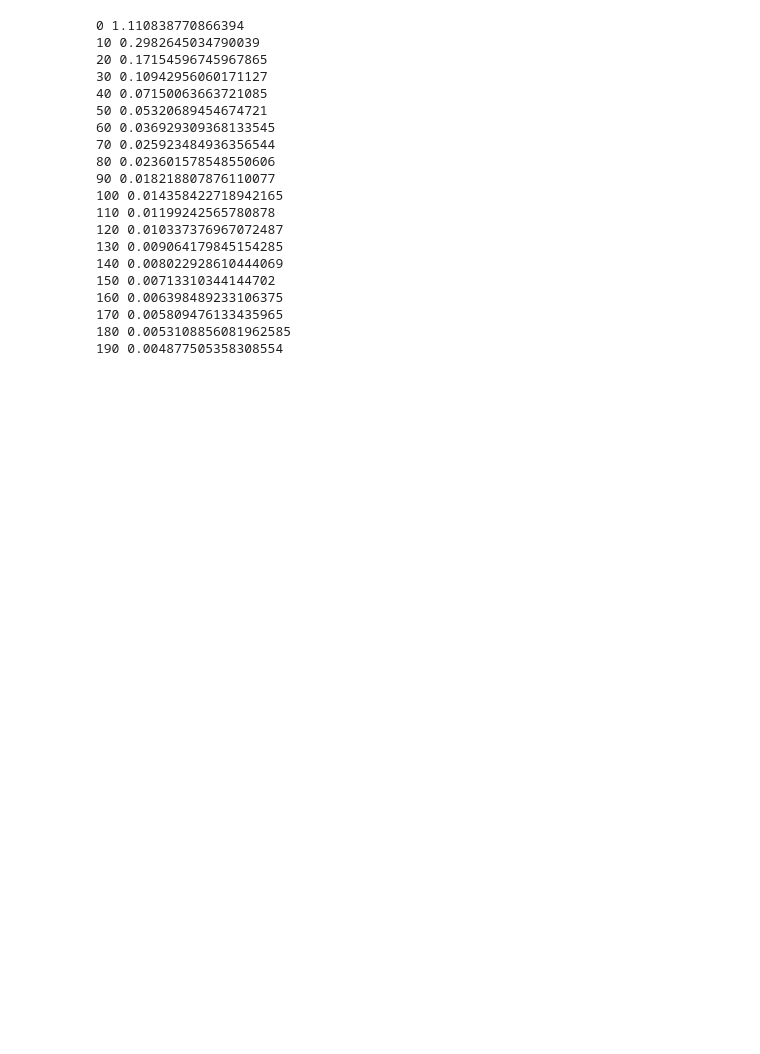
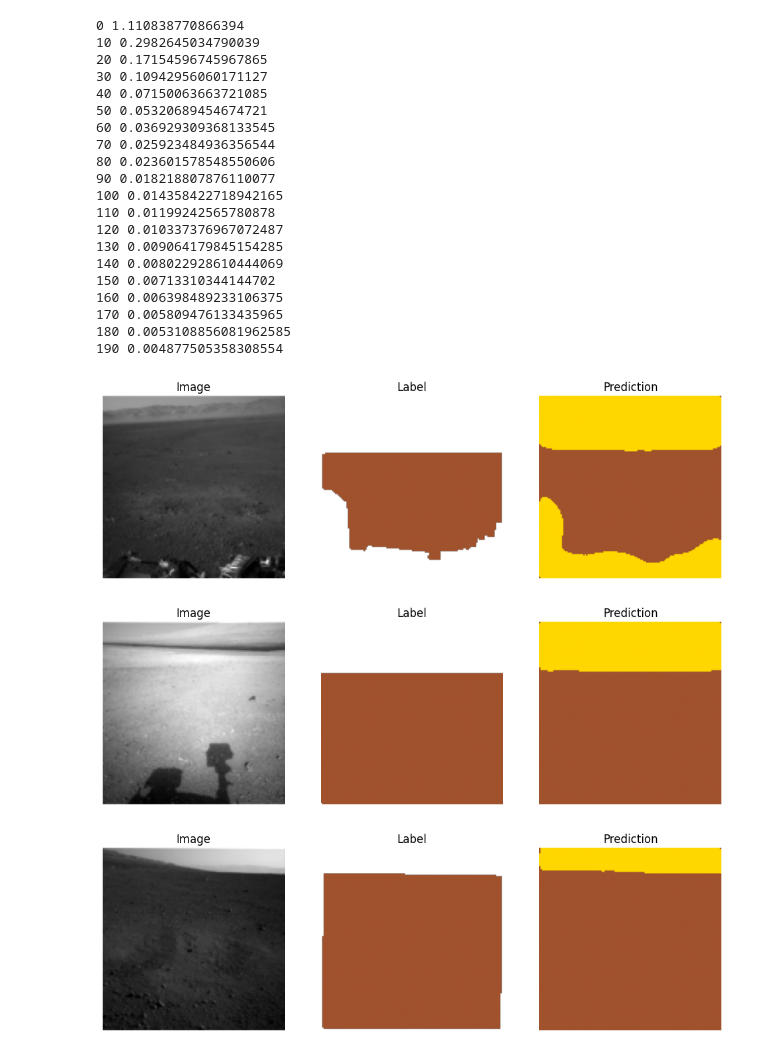
Before and after one commit to yagmur-cam/mars-terrain-segmentation, a Jupyter notebook: notebooks/04_overfit_test.ipynb, the cells around one changed output. Saved outputs shown, nothing was run; the diff lists cells and outputs as text; code cells hidden in the pictures; blank space fills up the shorter version.

Commit message:
overfit sanity check, predictions match labels

```diff
--- a/notebooks/04_overfit_test.ipynb
+++ b/notebooks/04_overfit_test.ipynb
@@ -62,3 +67,34 @@ for step in range(200):
 190 0.004877505358308554
 # %%
 # plot the predictions next to the labels
+
+import matplotlib.pyplot as plt
+from matplotlib.colors import ListedColormap
+import numpy as np
+
+cmap = ListedColormap(["sienna", "gray", "gold", "red"]) # soil, bedrock, sand, big rock
+
+model.eval()
+with torch.no_grad(): # no gradients needed
+    preds = model(imgs)
+    pred_classes = preds.argmax(dim=1) # turns the 4 class scores per pixel into the predicted class: shape [10, 128, 128]
+    # model on imgs, then argmax over classes
+
+# mask the label’s 255s, but not the prediction
+for i in [0, 3, 7]:
+    lbl_masked = np.ma.masked_equal(lbls[i].numpy(), 255) # label number i
+
+    fig, axes = plt.subplots(1, 3, figsize=(12, 4))
+    axes[0].imshow(imgs[i, 0], cmap="gray") # image i, drop the channel from the image
+    axes[0].set_title("Image")
+    axes[1].imshow(lbl_masked, cmap=cmap, vmin=0, vmax=3)
+    axes[1].set_title("Label")
+    axes[2].imshow(pred_classes[i], cmap=cmap, vmin=0, vmax=3) # prediction i
+    axes[2].set_title("Prediction")
+    for ax in axes:
+        ax.axis("off")
+    plt.show()
+# %% [output]
+[figure, added]
+[figure, added]
+[figure, added]
```
Also changed, not shown: parts of 1 cell of this notebook.
